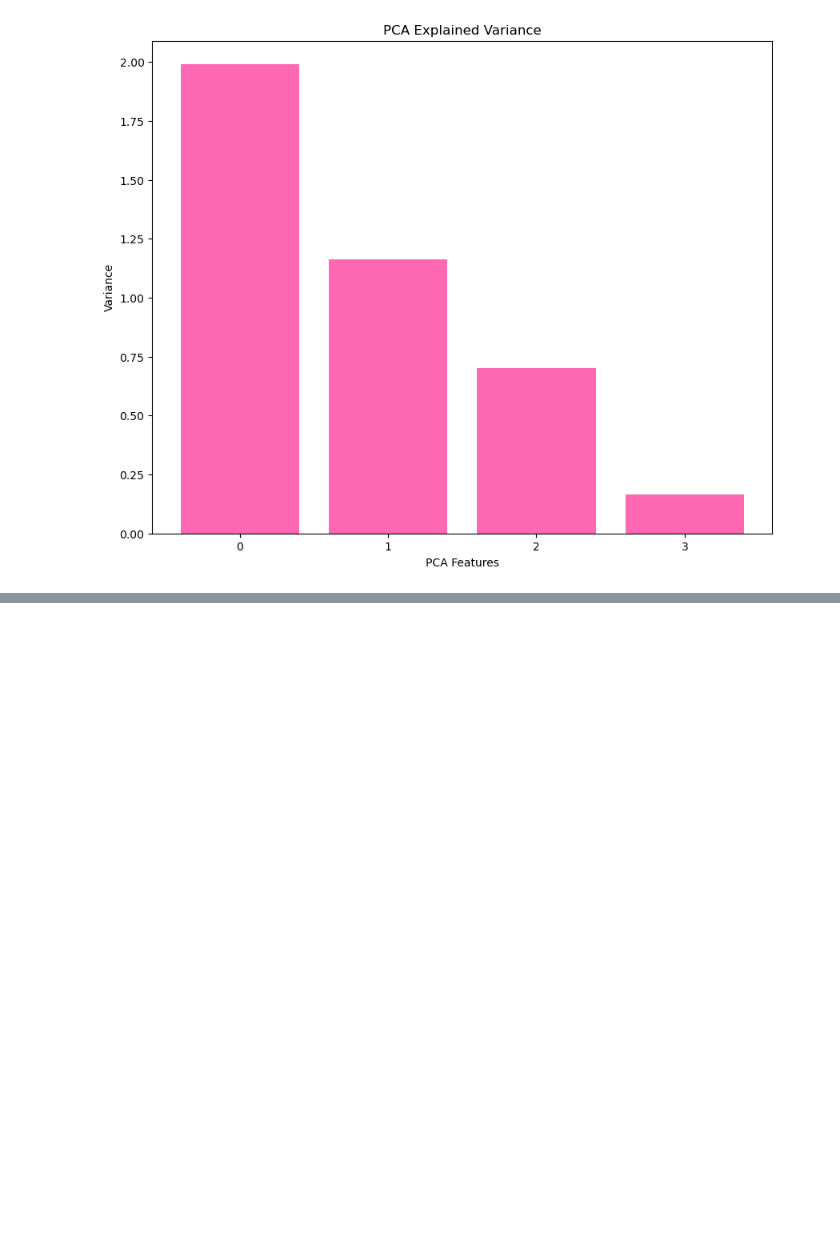
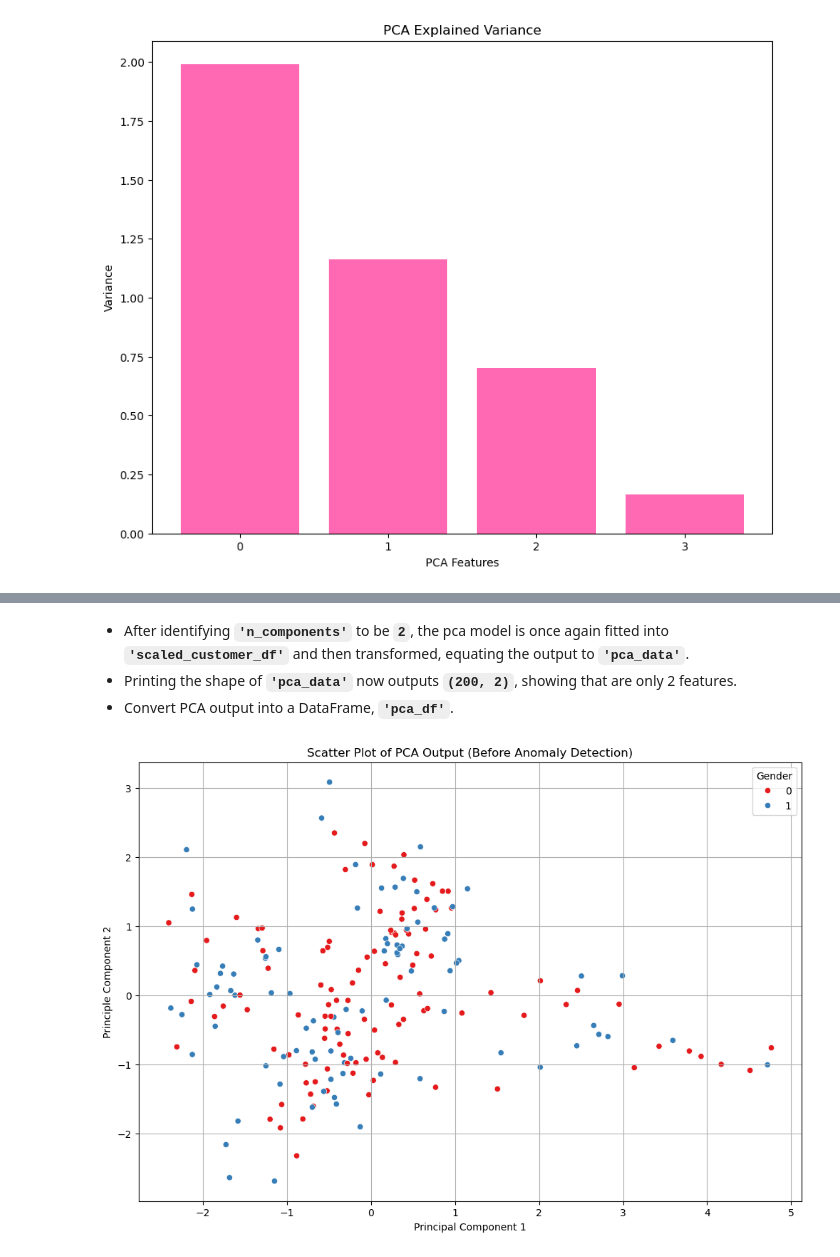
Before and after one commit to Cayden08/AIML, a Jupyter notebook: CA2/p2510893_CA2_PartA_Cayden.ipynb, the cells around one changed output, grey strips where cells are left out. Cells and saved outputs as stored; diff of their text form; code cells hidden in the pictures; blank space fills up the shorter version.

Commit message:
finished fitting pca model with 2 components, plotted the scatter plot of the pca features before anomaly detection and wrote the key insights of the scatter plot.

```diff
--- a/CA2/p2510893_CA2_PartA_Cayden.ipynb
+++ b/CA2/p2510893_CA2_PartA_Cayden.ipynb
@@ -506,0 +509,7 @@ plt.show()
+# %%
+pca = PCA(n_components=2)
+pca.fit(scaled_customer_df)
+pca_data = pca.transform(scaled_customer_df)
+print("Shape of PCA data:", pca_data.shape)
+pca_df = pd.DataFrame(pca_data, columns=['PC1', 'PC2'], index=scaled_customer_df.index)
+pca_df
@@ -506,0 +531,16 @@ plt.show()
+# %% [markdown]
+- After identifying **`'n_components'`** to be **`2`**, the pca model is once again fitted into **`'scaled_customer_df'`** and then transformed, equating the output to **`'pca_data'`**.
+- Printing the shape of **`'pca_data'`** now outputs **`(200, 2)`**, showing that are only 2 features.
+- Convert PCA output into a DataFrame, **`'pca_df'`**.
+# %%
+plt.figure(figsize=(12, 8))
+
+
+sns.scatterplot(data=pca_df, x='PC1', y='PC2', hue=customer_df['Gender'], palette='Set1')
+plt.xlabel('Principal Component 1')
+plt.ylabel('Principle Component 2')
+plt.title('Scatter Plot of PCA Output (Before Anomaly Detection)')
+plt.grid(True)
+plt.show()
+# %% [output]
+[figure, added]
```
Also changed, not shown: parts of 5 cells of this notebook, 1 other file.
